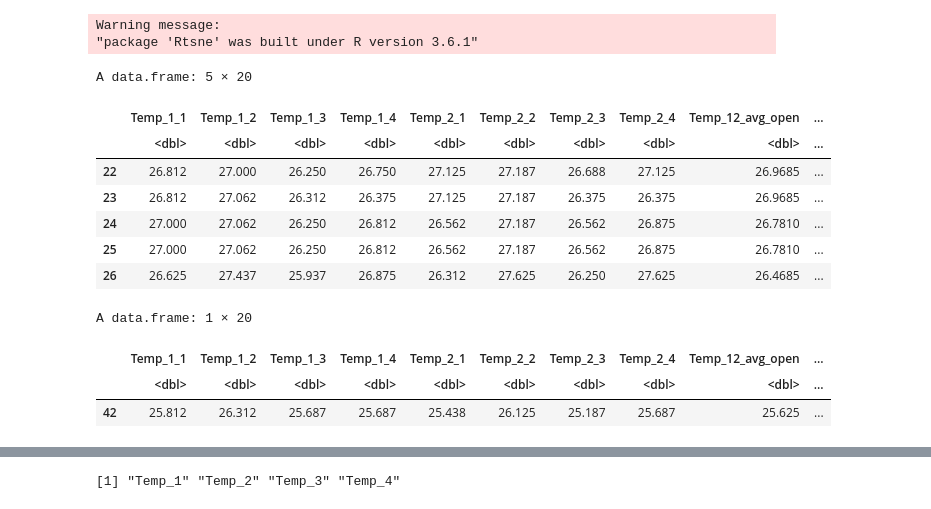
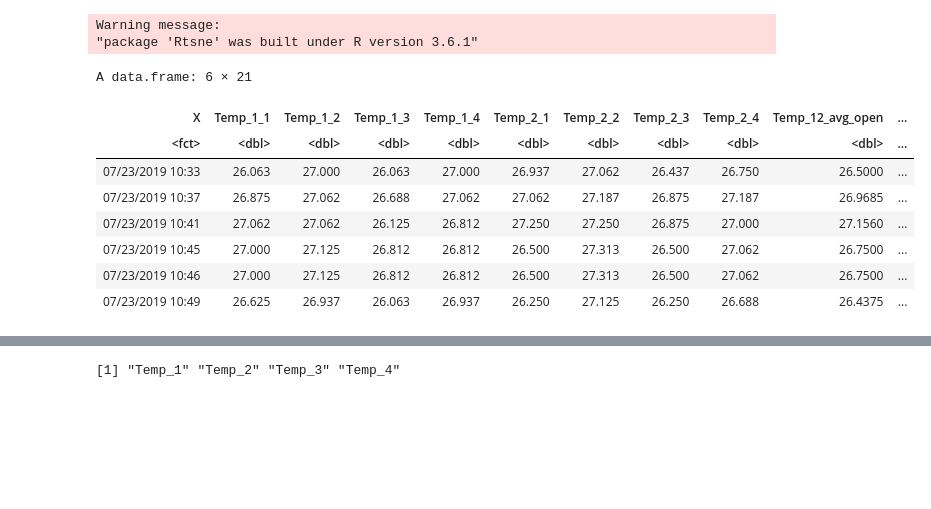
Before and after one commit to shreshthasarkar/Room_Temp, a Jupyter notebook: Clustering_R.ipynb, the cells around one changed output, grey strips where cells are left out. Cells and saved outputs as stored; diff of their text form; code cells hidden in the pictures; blank space fills up the shorter version.

```diff
--- a/Clustering_R.ipynb
+++ b/Clustering_R.ipynb
@@ -6,20 +6,16 @@ Warning message:
 # %%
 set.seed(1)
 # %%
-data <- read.csv(file="tempsensor_data_sim_sensors_15.csv", header=TRUE, sep=",")
+data <- read.csv(file="tempsensor_data_sim_sensors.csv", header=TRUE, sep=",")
 # %%
-head(data,5)
-tail(data,1)
+head(data)
 # %% [output]
-A data.frame: 5 × 20
+A data.frame: 6 × 21
-|  | Temp_1_1 | Temp_1_2 | Temp_1_3 | Temp_1_4 | Temp_2_1 | Temp_2_2 | Temp_2_3 | Temp_2_4 | Temp_12_avg_open | ... |
-|  | <dbl> | <dbl> | <dbl> | <dbl> | <dbl> | <dbl> | <dbl> | <dbl> | <dbl> | ... |
-| 22 | 26.812 | 27.000 | 26.250 | 26.750 | 27.125 | 27.187 | 26.688 | 27.125 | 26.9685 | ... |
-| 23 | 26.812 | 27.062 | 26.312 | 26.375 | 27.125 | 27.187 | 26.375 | 26.375 | 26.9685 | ... |
-| 24 | 27.000 | 27.062 | 26.250 | 26.812 | 26.562 | 27.187 | 26.562 | 26.875 | 26.7810 | ... |
-| 25 | 27.000 | 27.062 | 26.250 | 26.812 | 26.562 | 27.187 | 26.562 | 26.875 | 26.7810 | ... |
-| 26 | 26.625 | 27.437 | 25.937 | 26.875 | 26.312 | 27.625 | 26.250 | 27.625 | 26.4685 | ... |
+| X | Temp_1_1 | Temp_1_2 | Temp_1_3 | Temp_1_4 | Temp_2_1 | Temp_2_2 | Temp_2_3 | Temp_2_4 | Temp_12_avg_open | ... |
+| <fct> | <dbl> | <dbl> | <dbl> | <dbl> | <dbl> | <dbl> | <dbl> | <dbl> | <dbl> | ... |
+| 07/23/2019 10:33 | 26.063 | 27.000 | 26.063 | 27.000 | 26.937 | 27.062 | 26.437 | 26.750 | 26.5000 | ... |
+| 07/23/2019 10:37 | 26.875 | 27.062 | 26.688 | 27.062 | 27.062 | 27.187 | 26.875 | 27.187 | 26.9685 | ... |
+| 07/23/2019 10:41 | 27.062 | 27.062 | 26.125 | 26.812 | 27.250 | 27.250 | 26.875 | 27.000 | 27.1560 | ... |
+| 07/23/2019 10:45 | 27.000 | 27.125 | 26.812 | 26.812 | 26.500 | 27.313 | 26.500 | 27.062 | 26.7500 | ... |
+| 07/23/2019 10:46 | 27.000 | 27.125 | 26.812 | 26.812 | 26.500 | 27.313 | 26.500 | 27.062 | 26.7500 | ... |
+| 07/23/2019 10:49 | 26.625 | 26.937 | 26.063 | 26.937 | 26.250 | 27.125 | 26.250 | 26.688 | 26.4375 | ... |
-A data.frame: 1 × 20
-|  | Temp_1_1 | Temp_1_2 | Temp_1_3 | Temp_1_4 | Temp_2_1 | Temp_2_2 | Temp_2_3 | Temp_2_4 | Temp_12_avg_open | ... |
-|  | <dbl> | <dbl> | <dbl> | <dbl> | <dbl> | <dbl> | <dbl> | <dbl> | <dbl> | ... |
-| 42 | 25.812 | 26.312 | 25.687 | 25.687 | 25.438 | 26.125 | 25.187 | 25.687 | 25.625 | ... |
```
Also changed, not shown: parts of 18 cells of this notebook.
